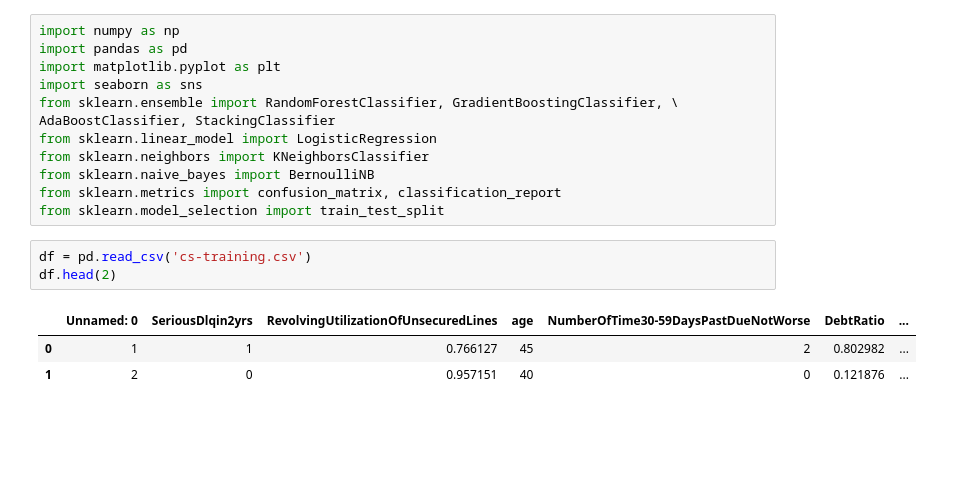
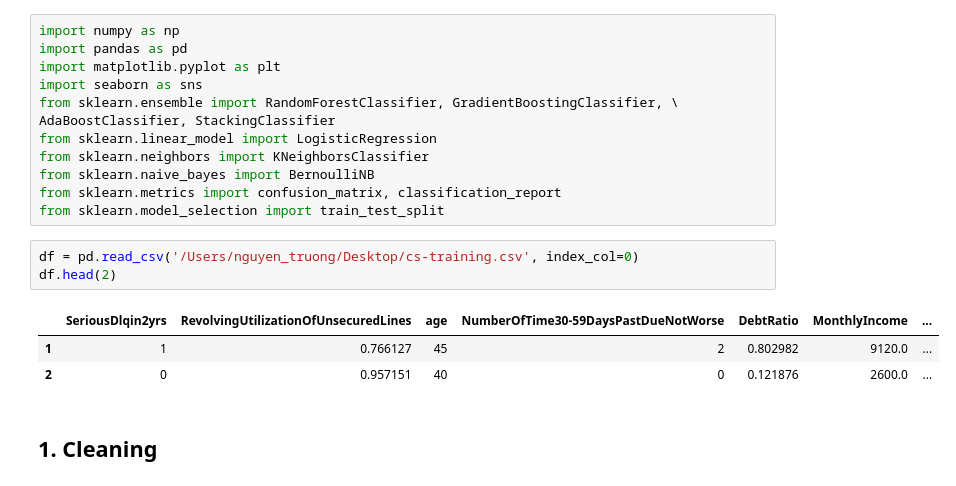
Before and after one commit to datacuriosity/MCI_Python_18S_Level_2, a Jupyter notebook: Lecture/Lecture_05_ensemble_learning/Live_lecture_06.ipynb, the cells around one changed output. Cells and saved outputs as stored; diff of their text form; blank space fills up the shorter version.

```diff
--- a/Lecture/Lecture_05_ensemble_learning/Live_lecture_06.ipynb
+++ b/Lecture/Lecture_05_ensemble_learning/Live_lecture_06.ipynb
@@ -87,9 +87,11 @@ from sklearn.naive_bayes import BernoulliNB
 from sklearn.metrics import confusion_matrix, classification_report
 from sklearn.model_selection import train_test_split
 # %%
-df = pd.read_csv('cs-training.csv')
+df = pd.read_csv('/Users/nguyen_truong/Desktop/cs-training.csv', index_col=0)
 df.head(2)
 # %% [output]
-|  | Unnamed: 0 | SeriousDlqin2yrs | RevolvingUtilizationOfUnsecuredLines | age | NumberOfTime30-59DaysPastDueNotWorse | DebtRatio | ... |
-| 0 | 1 | 1 | 0.766127 | 45 | 2 | 0.802982 | ... |
-| 1 | 2 | 0 | 0.957151 | 40 | 0 | 0.121876 | ... |
+|  | SeriousDlqin2yrs | RevolvingUtilizationOfUnsecuredLines | age | NumberOfTime30-59DaysPastDueNotWorse | DebtRatio | MonthlyIncome | ... |
+| 1 | 1 | 0.766127 | 45 | 2 | 0.802982 | 9120.0 | ... |
+| 2 | 0 | 0.957151 | 40 | 0 | 0.121876 | 2600.0 | ... |
+# %% [markdown]
+## 1. Cleaning
```
Also changed, not shown: parts of 22 cells of this notebook.
